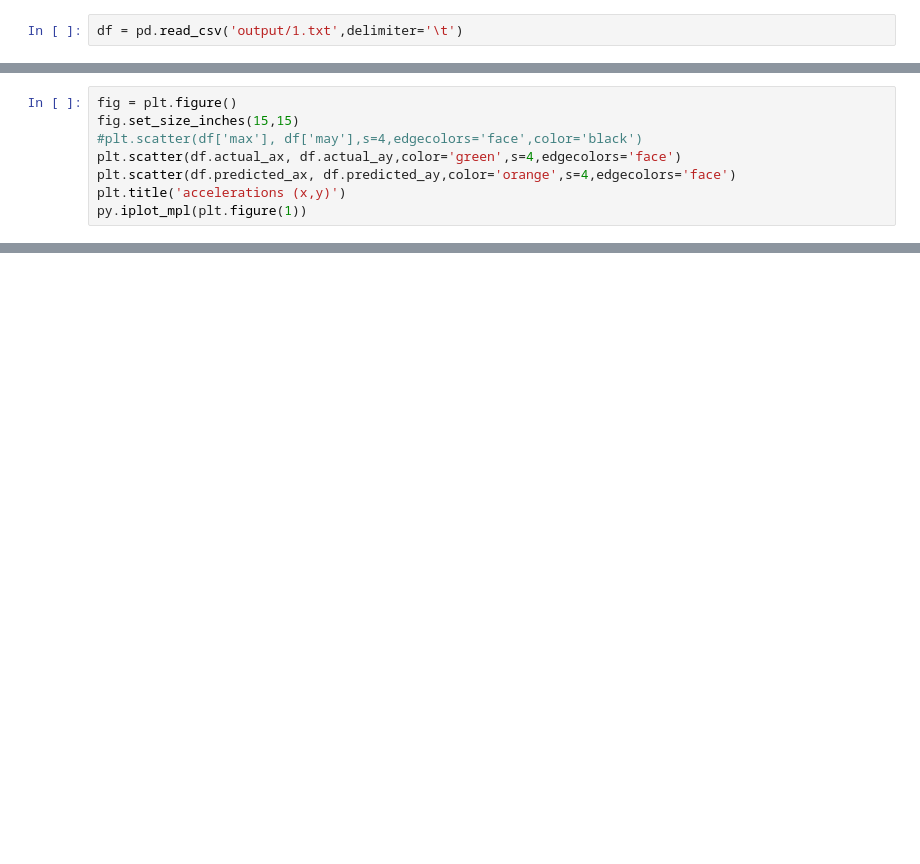
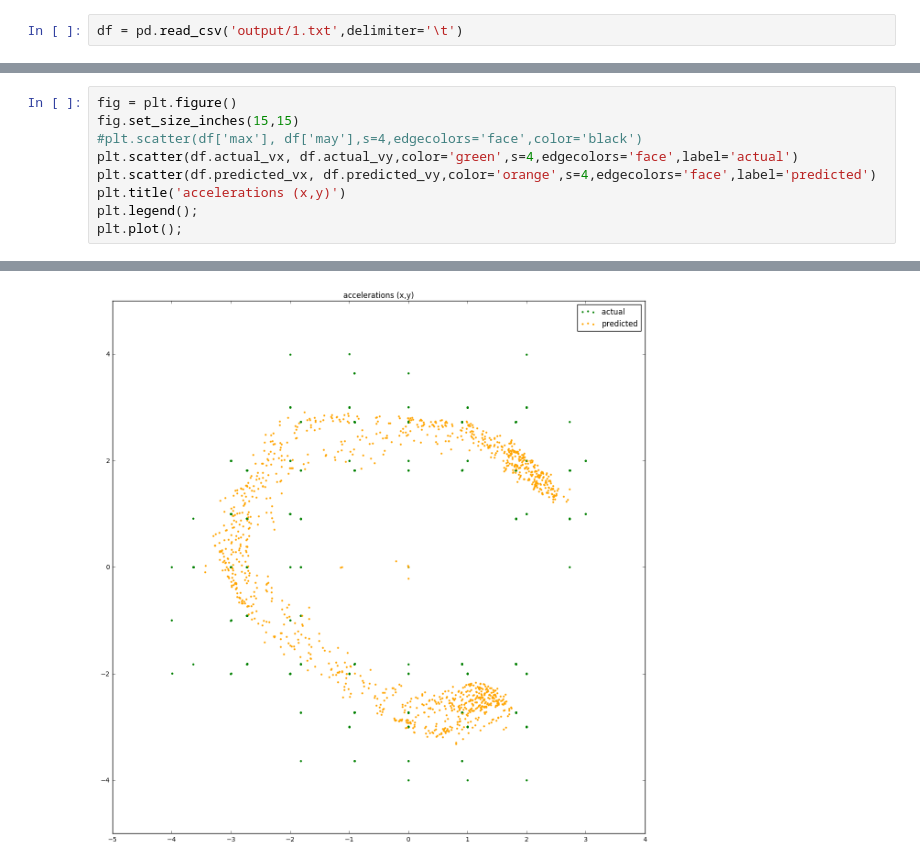
Before and after one commit to berickson/CarND-Extended-Kalman-Filter-Project, a Jupyter notebook: analysis.ipynb, the cells around one changed output, grey strips where cells are left out. Cells and saved outputs as stored; diff of their text form; blank space fills up the shorter version.

```diff
--- a/analysis.ipynb
+++ b/analysis.ipynb
@@ -65,8 +68,9 @@ plt.title('paths (x,y)')
 fig = plt.figure()
 fig.set_size_inches(15,15)
 #plt.scatter(df['max'], df['may'],s=4,edgecolors='face',color='black')
-plt.scatter(df.actual_ax, df.actual_ay,color='green',s=4,edgecolors='face')
-plt.scatter(df.predicted_ax, df.predicted_ay,color='orange',s=4,edgecolors='face')
+plt.scatter(df.actual_vx, df.actual_vy,color='green',s=4,edgecolors='face',label='actual')
+plt.scatter(df.predicted_vx, df.predicted_vy,color='orange',s=4,edgecolors='face',label='predicted')
 plt.title('accelerations (x,y)')
-py.iplot_mpl(plt.figure(1))
+plt.legend();
+plt.plot();
 # %% [output]
@@ -73,0 +77 @@ py.iplot_mpl(plt.figure(1))
+[figure, added]
```
Also changed, not shown: parts of 6 cells of this notebook, 4 other files.
